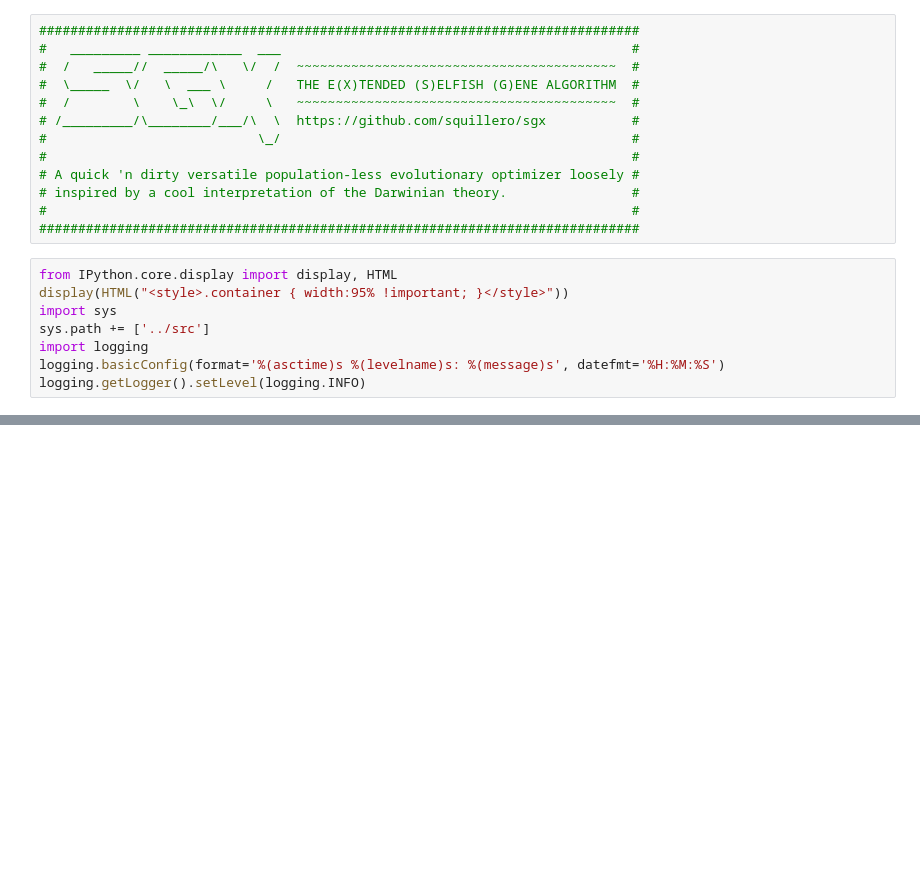
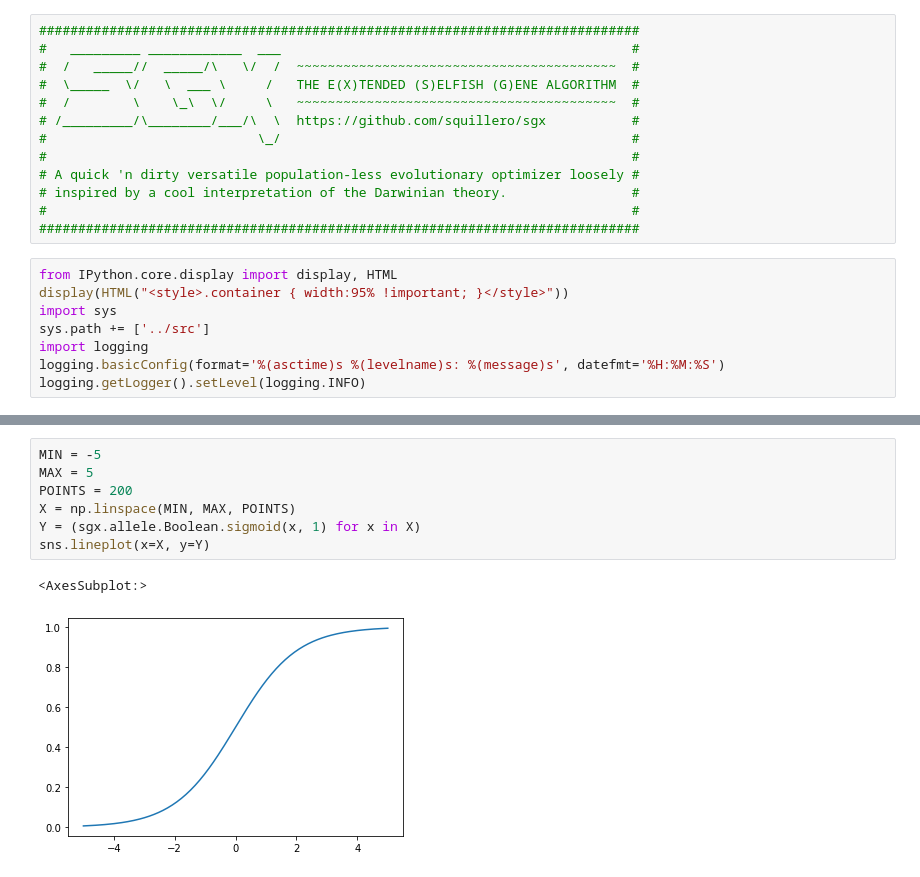
Before and after one commit to squillero/sgx, a Jupyter notebook: notebooks/1-Max.ipynb, the cells around one changed output, grey strips where cells are left out. Cells and saved outputs as stored; diff of their text form; blank space fills up the shorter version.

```diff
--- a/notebooks/1-Max.ipynb
+++ b/notebooks/1-Max.ipynb
@@ -38,0 +59,10 @@ archive = sgx.algorithms.sg(species, max_generation=None, progress_bar='tqdm')
+# %%
+MIN = -5
+MAX = 5
+POINTS = 200
+X = np.linspace(MIN, MAX, POINTS)
+Y = (sgx.allele.Boolean.sigmoid(x, 1) for x in X)
+sns.lineplot(x=X, y=Y)
+# %% [output]
+<AxesSubplot:>
+[figure, added]
```
Also changed, not shown: parts of 8 cells of this notebook, 9 other files.
